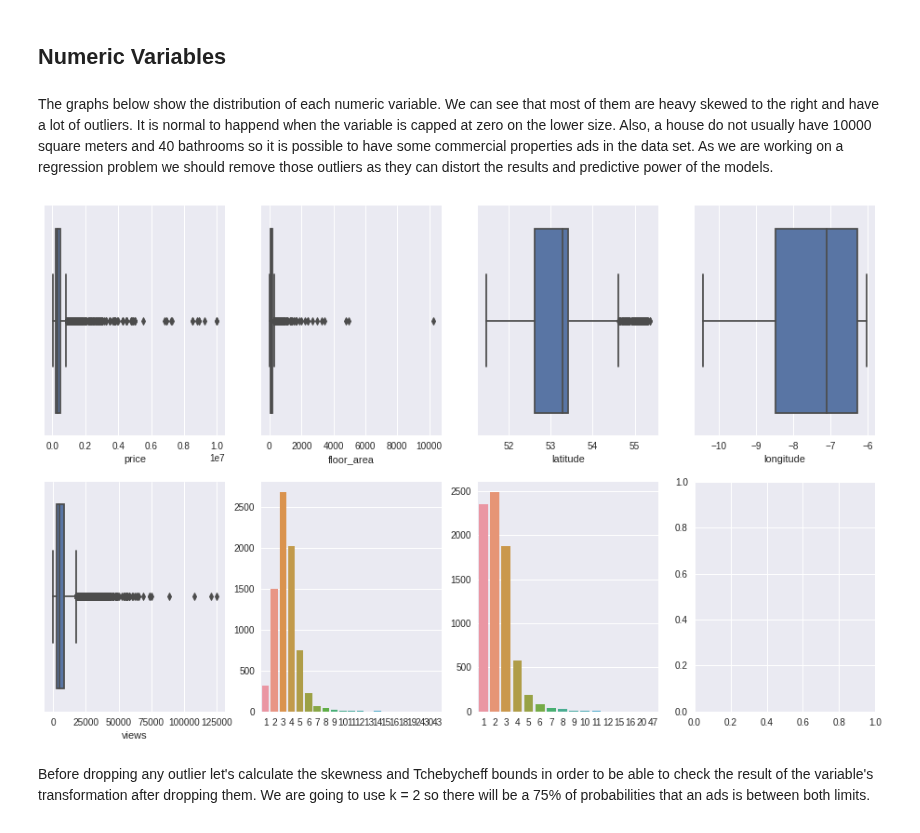
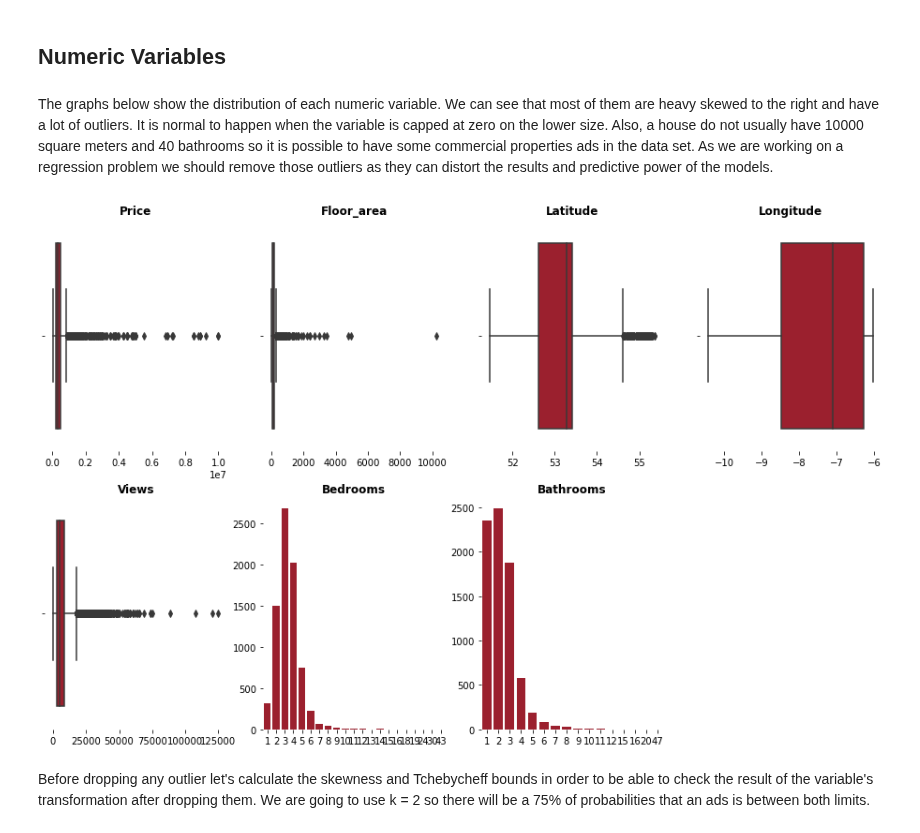
Before and after one commit to javiicc/Identifying_Potential_Investment_Opportunities_In_The_Irish_Real_Estate_Market_Using_MachineLearning, a Jupyter notebook: investment-opportunities/notebooks/Data_Analysis.ipynb, the cells around one changed output. Drawn from its saved outputs; the diff is of its cells as text; code cells hidden in the pictures.

```diff
--- a/investment-opportunities/notebooks/Data_Analysis.ipynb
+++ b/investment-opportunities/notebooks/Data_Analysis.ipynb
@@ -557,32 +574,46 @@ DROP M2_PRICE
 # %% [markdown]
 ## Numeric Variables
 # %% [markdown]
-The graphs below show the distribution of each numeric variable. We can see that most of them are heavy skewed to the right and have a lot of outliers. It is normal to happend when the variable is capped at zero on the lower size. Also, a house do not usually have 10000 square meters and 40 bathrooms so it is possible to have some commercial properties ads in the data set. As we are working on a regression problem we should remove those outliers as they can distort the results and predictive power of the models.
+The graphs below show the distribution of each numeric variable. We can see that most of them are heavy skewed to the right and have a lot of outliers. It is normal to happen when the variable is capped at zero on the lower size. Also, a house do not usually have 10000 square meters and 40 bathrooms so it is possible to have some commercial properties ads in the data set. As we are working on a regression problem we should remove those outliers as they can distort the results and predictive power of the models.
-# %%
-fig, axs = plt.subplots(2, 4, figsize=(16, 10))
-
-features = ['price', 'floor_area', 'latitude', 'longitude', 'views', 'bedroom', 'bathroom']
-
-i = 0
-row = 0
-column = 0
-
-for feature in features:
-    if i == 4:
-        row = 1
-        column = 0
-
-    if (feature != 'bedroom') and (feature != 'bathroom'):
-        sns.boxplot(data=sale[feature], x=sale[feature],
-                    ax=axs[row, column])
-    else:
-        sns.barplot(x=sale[feature].value_counts().index,
-                    y=sale[feature].value_counts().values,
-                    ax=axs[row, column]);
-    i += 1
-    column += 1
-# %% [output]
-[figure, removed]
+# %%
+fig, ax = plt.subplots(2, 4, figsize=(16, 10))
+
+features = ['price', 'floor_area', 'latitude', 'longitude', 'views', 'bedroom', 'bathroom']
+
+i = 0
+row = 0
+column = 0
+
+for feature in features:
+    if i == 4:
+        row = 1
+        column = 0
+
+    if (feature != 'bedroom') and (feature != 'bathroom'):
+        sns.boxplot(data=sale[feature], x=sale[feature],
+                    ax=ax[row, column], color='#b00b1e')
+        ax[row, column].set_title(f'{feature.capitalize()}', weight='bold')
+        ax[row, column].set_xlabel('')
+     #   ax[row, column].set_xticks([])
+    else:
+        sns.barplot(x=sale[feature].value_counts().index,
+                    y=sale[feature].value_counts().values,
+                    ax=ax[row, column], color='#b00b1e')
+        ax[row, column].set_title(f'{feature.capitalize()}s', weight='bold')
+    for location in ['left', 'bottom', 'right', 'top']:
+        ax[row, column].spines[location].set_visible(False)
+
+    i += 1
+    column += 1
+
+for location in ['left', 'bottom', 'right', 'top']:
+    ax[1, 3].spines[location].set_visible(False)
+#ax[1, 3].set_xticklabels('')
+#ax[1, 3].set_yticklabels('')
+ax[1, 3].set_xticks([])
+ax[1, 3].set_yticks([]);
+# %% [output]
+[figure, added]
 # %% [markdown]
 Before dropping any outlier let's calculate the skewness and Tchebycheff bounds in order to be able to check the result of the variable's transformation after dropping them. We are going to use k = 2 so there will be a 75% of probabilities that an ads is between both limits.
 # %%
```
Also changed, not shown: parts of 6 cells of this notebook, 1 other file.
